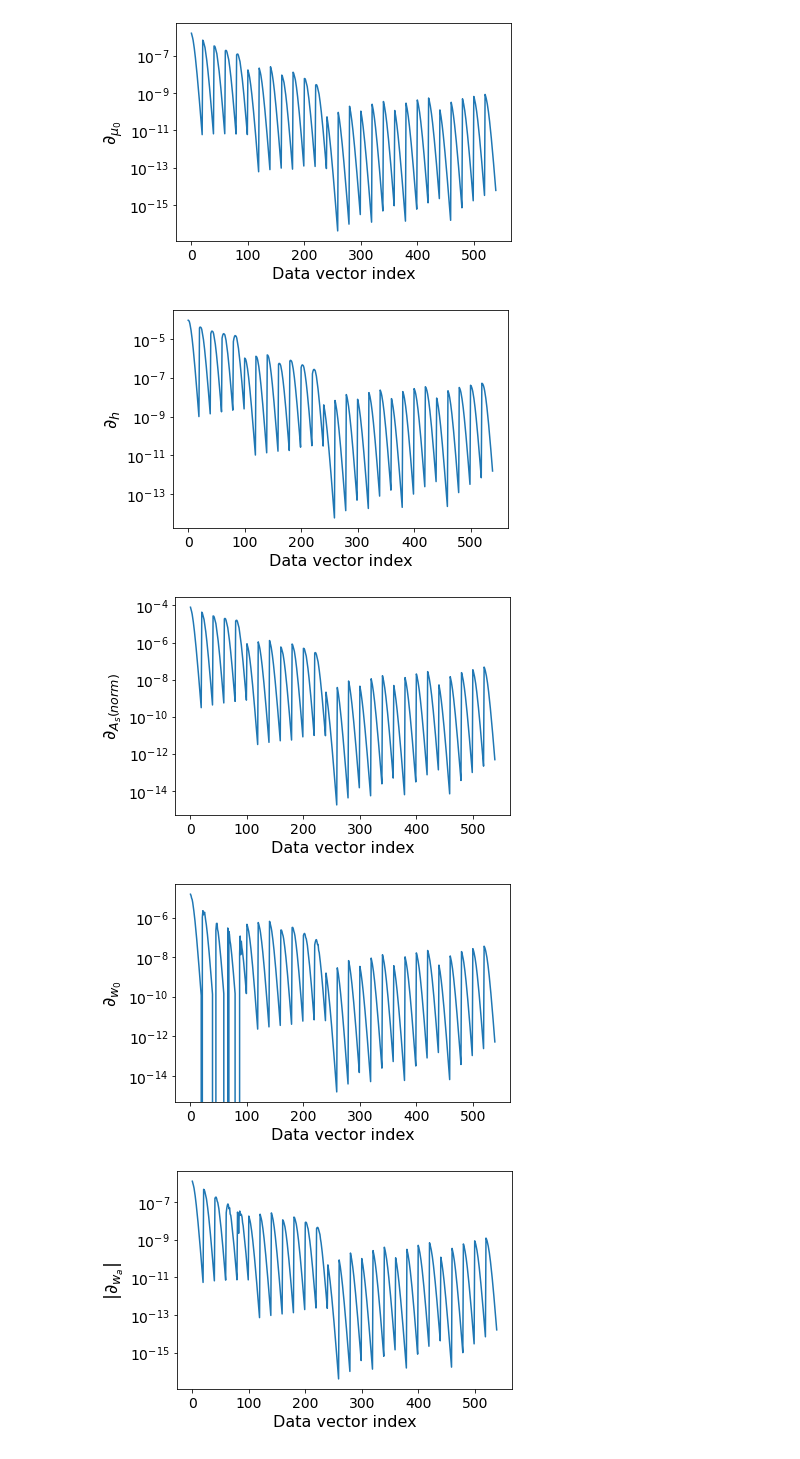
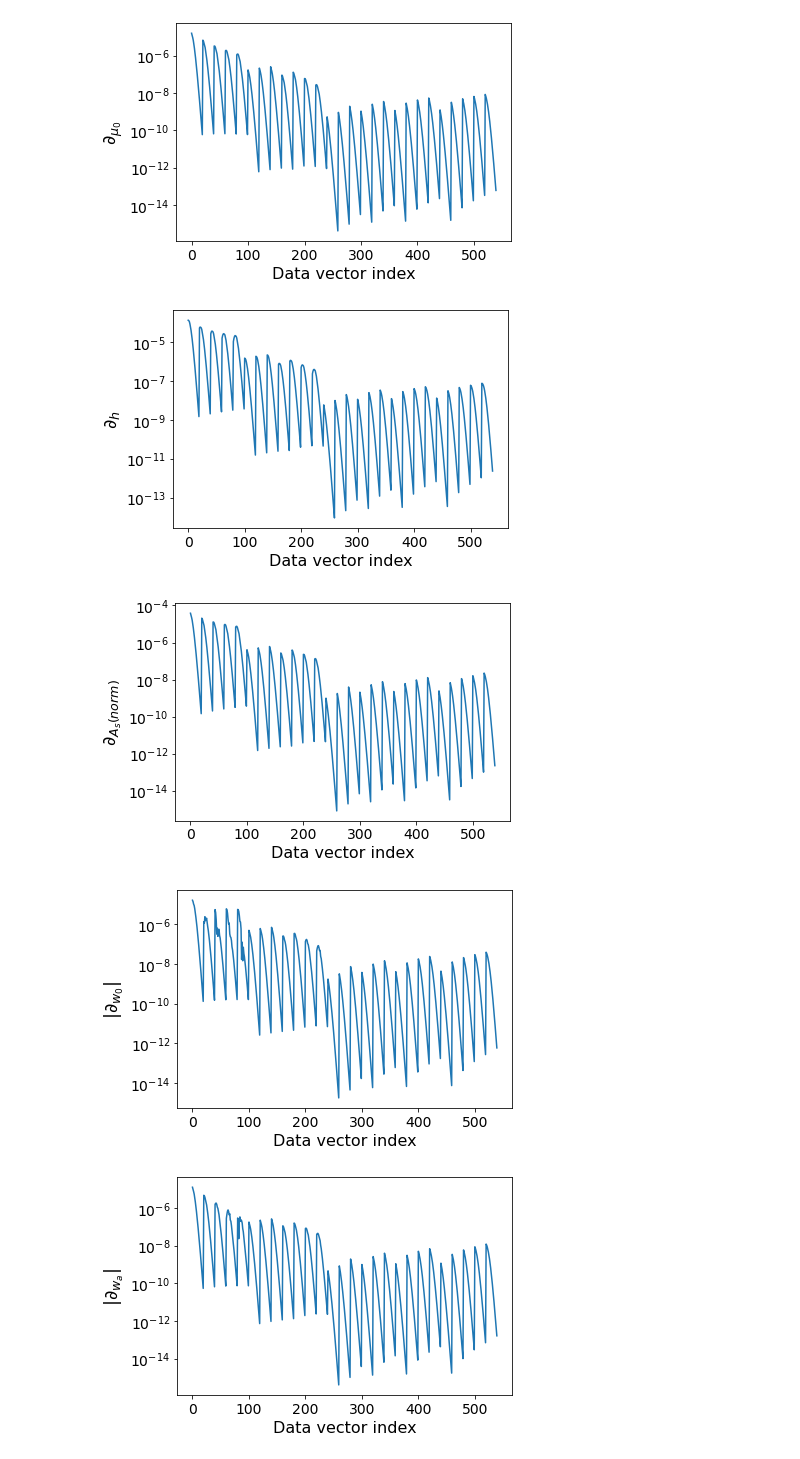
Before and after one commit to OSmotherly/LSST_mg_scale_forecasting, a Jupyter notebook: data_vector_function_multiple_bias_wa.ipynb, the cells around one changed output. Cells and saved outputs as stored; diff of their text form; code cells hidden in the pictures.

```diff
--- a/data_vector_function_multiple_bias_wa.ipynb
+++ b/data_vector_function_multiple_bias_wa.ipynb
@@ -96,7 +96,9 @@ plt.show()
 # %%
 def numerical_deriv(param,h):
     '''This function takes a parameter "param" and a value for h to calculate the numerical derivative with respect to param of
-    each index of the c_ell value data vector. Note - h is as a percentage of the fiducial value of the parameter "param"'''
+    each index of the c_ell value data vector. Note - h is as a percentage of the fiducial value of the parameter "param".
+    This is done through the use of the 5 point finite difference method. This function only takes inputs of a string for
+    "param" and a positive value of h.'''
     if type(param) != str:
         print('Please input a parameter name as a string')
 
@@ -181,6 +183,11 @@ def numerical_deriv(param,h):
 
         params_neg2h['bias'][0] -= 2*h*params_fiducial['bias'][0]
 
+        parameter_deriv_vector = ((-data_vector(params_pos2h)\
+                              + 8*data_vector(params_posh)\
+                              - 8*data_vector(params_negh)\
+                              + data_vector(params_neg2h))/(12*h*params_fiducial['bias'][0]))
+
     elif param == 'bias_2':
         params_pos2h['bias'][1] += 2*h*params_fiducial['bias'][1]
 
@@ -189,6 +196,11 @@ def numerical_deriv(param,h):
         params_negh['bias'][1] -= h*params_fiducial['bias'][1]
 
         params_neg2h['bias'][1] -= 2*h*params_fiducial['bias'][1]
+
+        parameter_deriv_vector = ((-data_vector(params_pos2h)\
+                              + 8*data_vector(params_posh)\
+                              - 8*data_vector(params_negh)\
+                              + data_vector(params_neg2h))/(12*h*params_fiducial['bias'][1]))
 
     elif param == 'bias_3':
         params_pos2h['bias'][2] += 2*h*params_fiducial['bias'][2]
@@ -199,6 +211,11 @@ def numerical_deriv(param,h):
 
         params_neg2h['bias'][2] -= 2*h*params_fiducial['bias'][2]
 
+        parameter_deriv_vector = ((-data_vector(params_pos2h)\
+                              + 8*data_vector(params_posh)\
+                              - 8*data_vector(params_negh)\
+                              + data_vector(params_neg2h))/(12*h*params_fiducial['bias'][2]))
+
     elif param == 'bias_4':
         params_pos2h['bias'][3] += 2*h*params_fiducial['bias'][3]
 
@@ -208,6 +225,11 @@ def numerical_deriv(param,h):
 
         params_neg2h['bias'][3] -= 2*h*params_fiducial['bias'][3]
 
+        parameter_deriv_vector = ((-data_vector(params_pos2h)\
+                              + 8*data_vector(params_posh)\
+                              - 8*data_vector(params_negh)\
+                              + data_vector(params_neg2h))/(12*h*params_fiducial['bias'][3]))
+
     elif param == 'bias_5':
         params_pos2h['bias'][4] += 2*h*params_fiducial['bias'][4]
 
@@ -216,6 +238,11 @@ def numerical_deriv(param,h):
         params_negh['bias'][4] -= h*params_fiducial['bias'][4]
 
         params_neg2h['bias'][4] -= 2*h*params_fiducial['bias'][4]
+
+        parameter_deriv_vector = ((-data_vector(params_pos2h)\
+                              + 8*data_vector(params_posh)\
+                              - 8*data_vector(params_negh)\
+                              + data_vector(params_neg2h))/(12*h*params_fiducial['bias'][4]))
 
 
     else:
@@ -227,11 +254,11 @@ def numerical_deriv(param,h):
 
         params_neg2h[f"{param}"] -= 2*h*params_fiducial[f"{param}"]
 
-    #Now we work on calculating the numerical derivative of the data vector wrt "param"
-    parameter_deriv_vector = ((-data_vector(params_pos2h)\
-                              + 8*data_vector(params_posh)\
-                              - 8*data_vector(params_negh)\
-                              + data_vector(params_neg2h))/(12*h))
+        parameter_deriv_vector = ((-data_vector(params_pos2h)\
+                                  + 8*data_vector(params_posh)\
+                                  - 8*data_vector(params_negh)\
+                                  + data_vector(params_neg2h))/(12*h*params_fiducial[f"{param}"]))
+
 
     return parameter_deriv_vector
 # %%
@@ -284,7 +311,7 @@ plt.show()
 # %% [output]
 [figure]
 # %%
-h_deriv = numerical_deriv('h', 0.01)
+h_deriv = numerical_deriv('h', 0.001)
 
 plt.plot(h_deriv)
 plt.yscale('log')
@@ -294,9 +321,9 @@ plt.yticks(fontsize = 14)
 plt.xticks(fontsize = 14)
 plt.show()
 # %% [output]
-[figure, old version]
+[figure, new version]
 # %%
-A_s_norm_deriv = numerical_deriv('A_s_norm', 0.01 )
+A_s_norm_deriv = numerical_deriv('A_s_norm', 0.001 )
 
 plt.plot(A_s_norm_deriv)
 plt.yscale('log')
@@ -306,17 +333,17 @@ plt.yticks(fontsize = 14)
 plt.xticks(fontsize = 14)
 plt.show()
 # %% [output]
-[figure, old version]
+[figure, new version]
 # %%
-w0_deriv = numerical_deriv('w0', 0.01)
+w0_deriv = numerical_deriv('w0', 0.001)
 
-plt.plot(w0_deriv)
+plt.plot(np.abs(w0_deriv))
 plt.yscale('log')
-plt.ylabel('$\partial_{w_0}$', fontsize = 18)
+plt.ylabel('$|\partial_{w_0}|$', fontsize = 18)
 plt.xlabel('Data vector index', fontsize = 16)
 plt.yticks(fontsize = 14)
 plt.xticks(fontsize = 14)
 plt.show()
 # %% [output]
-[figure, old version]
+[figure, new version]
 # %%
```
Also changed, not shown: parts of 24 cells of this notebook.
